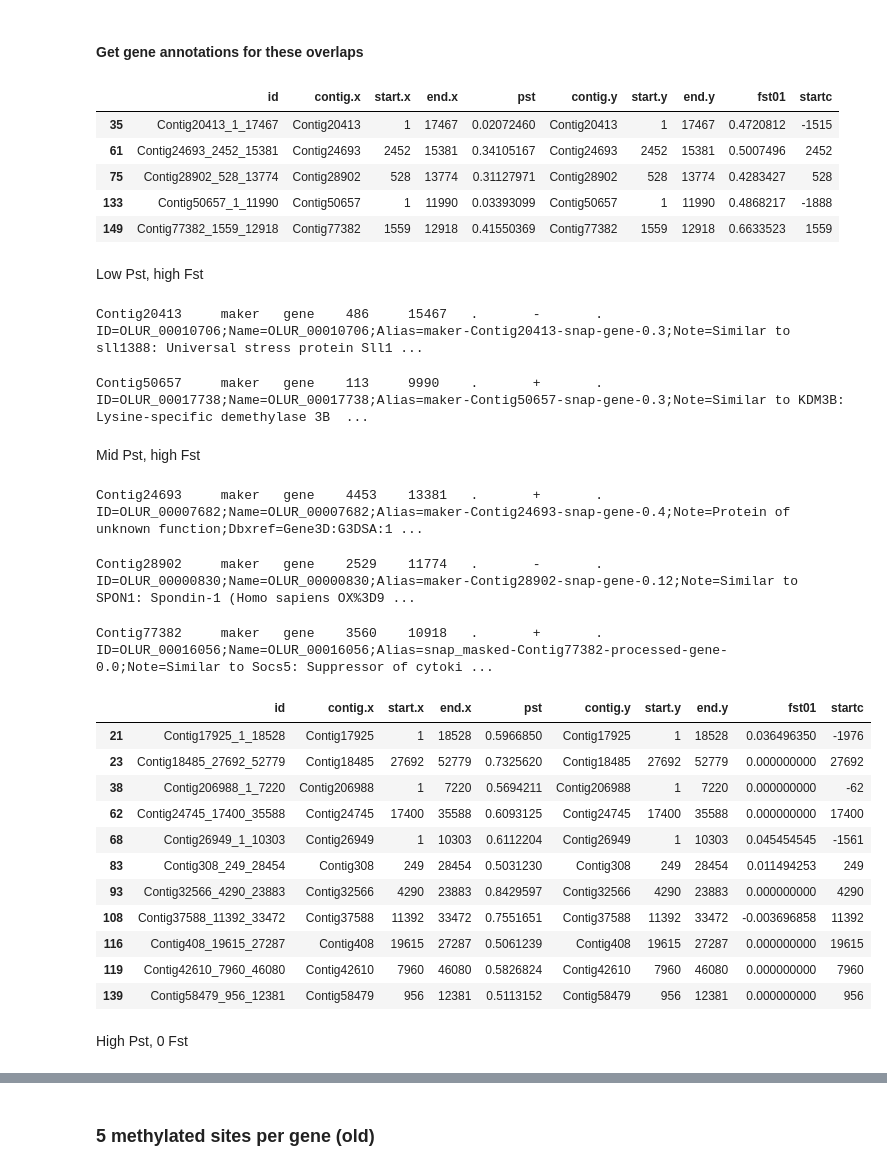
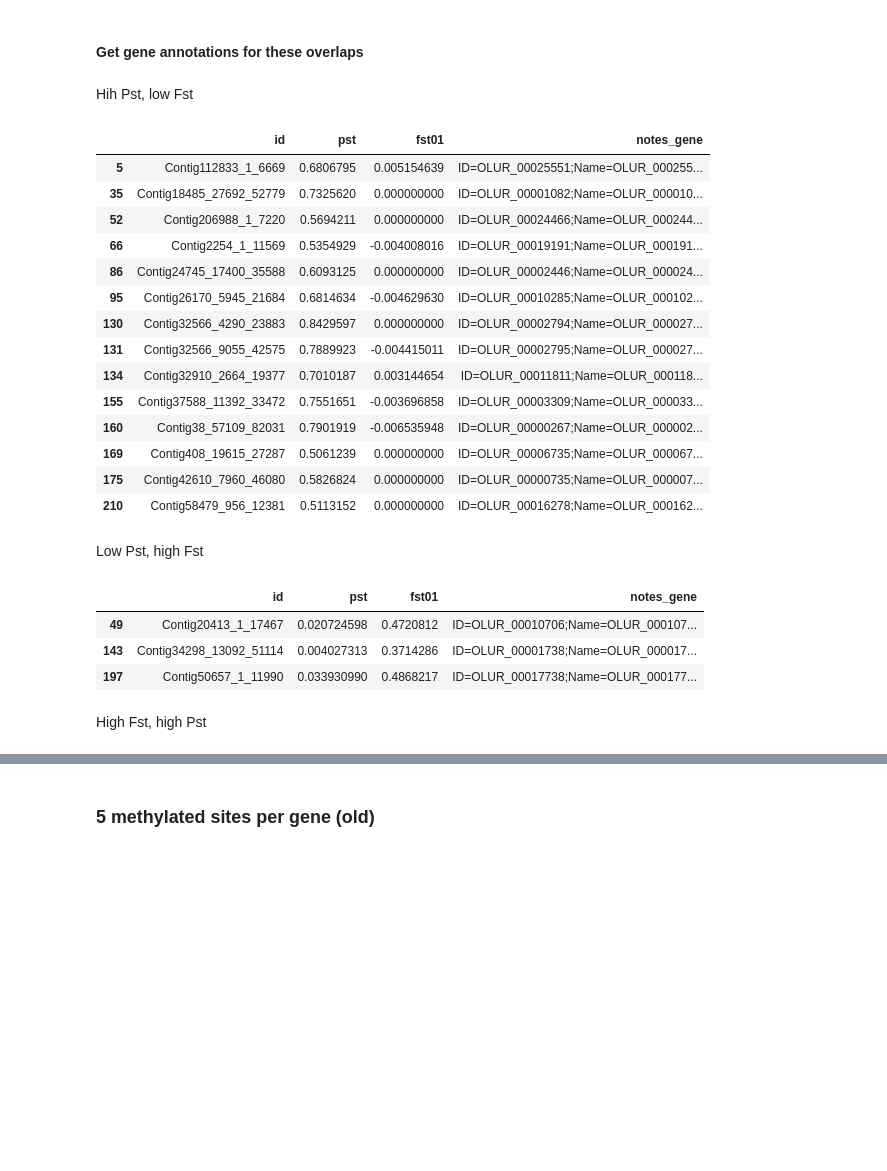
Before and after one commit to sr320/paper-oly-mbdbs-gen, a Jupyter notebook: code/MBD_samples_genetic_analysisHCSS.ipynb, the cells around one changed output, grey strips where cells are left out. Cells and saved outputs as stored; diff of their text form; code cells hidden in the pictures; blank space fills up the shorter version.

```diff
--- a/code/MBD_samples_genetic_analysisHCSS.ipynb
+++ b/code/MBD_samples_genetic_analysisHCSS.ipynb
@@ -270,0 +303,4 @@ head(fst)
+# %%
+genes <-
+  read_delim(file = "SFS/HCSS_sfsm70_PerGeneFst.csv", delim = "\t", col_names = TRUE)
+head(genes)
@@ -274,0 +328,3 @@ length(intersect(pst$id,fst$id))
+# %%
+both = merge(pst,genes, by ="id")
+head(both)
@@ -277,4 +340,0 @@ length(intersect(pst$id,fst$id))
-# %%
-both = merge(pst,fst, by ="id")
-#both <- both[,c("id","pst","fst01")]
-head(both)
@@ -368,50 +403,31 @@ intersectBed \
+# %% [markdown]
+Hih Pst, low Fst
 # %%
-both[which(both$fst01 >0.4),]
+both[which(both$fst01 <0.01 & both$pst >0.5),c(1,5,10,9)]
 # %% [output]
-|  | id | contig.x | start.x | end.x | pst | contig.y | start.y | end.y | fst01 | startc |
-| 35 | Contig20413_1_17467 | Contig20413 | 1 | 17467 | 0.02072460 | Contig20413 | 1 | 17467 | 0.4720812 | -1515 |
-| 61 | Contig24693_2452_15381 | Contig24693 | 2452 | 15381 | 0.34105167 | Contig24693 | 2452 | 15381 | 0.5007496 | 2452 |
-| 75 | Contig28902_528_13774 | Contig28902 | 528 | 13774 | 0.31127971 | Contig28902 | 528 | 13774 | 0.4283427 | 528 |
-| 133 | Contig50657_1_11990 | Contig50657 | 1 | 11990 | 0.03393099 | Contig50657 | 1 | 11990 | 0.4868217 | -1888 |
-| 149 | Contig77382_1559_12918 | Contig77382 | 1559 | 12918 | 0.41550369 | Contig77382 | 1559 | 12918 | 0.6633523 | 1559 |
+|  | id | pst | fst01 | notes_gene |
+| 5 | Contig112833_1_6669 | 0.6806795 | 0.005154639 | ID=OLUR_00025551;Name=OLUR_000255... |
+| 35 | Contig18485_27692_52779 | 0.7325620 | 0.000000000 | ID=OLUR_00001082;Name=OLUR_000010... |
+| 52 | Contig206988_1_7220 | 0.5694211 | 0.000000000 | ID=OLUR_00024466;Name=OLUR_000244... |
+| 66 | Contig2254_1_11569 | 0.5354929 | -0.004008016 | ID=OLUR_00019191;Name=OLUR_000191... |
+| 86 | Contig24745_17400_35588 | 0.6093125 | 0.000000000 | ID=OLUR_00002446;Name=OLUR_000024... |
+| 95 | Contig26170_5945_21684 | 0.6814634 | -0.004629630 | ID=OLUR_00010285;Name=OLUR_000102... |
+| 130 | Contig32566_4290_23883 | 0.8429597 | 0.000000000 | ID=OLUR_00002794;Name=OLUR_000027... |
+| 131 | Contig32566_9055_42575 | 0.7889923 | -0.004415011 | ID=OLUR_00002795;Name=OLUR_000027... |
+| 134 | Contig32910_2664_19377 | 0.7010187 | 0.003144654 | ID=OLUR_00011811;Name=OLUR_000118... |
+| 155 | Contig37588_11392_33472 | 0.7551651 | -0.003696858 | ID=OLUR_00003309;Name=OLUR_000033... |
+| 160 | Contig38_57109_82031 | 0.7901919 | -0.006535948 | ID=OLUR_00000267;Name=OLUR_000002... |
+| 169 | Contig408_19615_27287 | 0.5061239 | 0.000000000 | ID=OLUR_00006735;Name=OLUR_000067... |
+| 175 | Contig42610_7960_46080 | 0.5826824 | 0.000000000 | ID=OLUR_00000735;Name=OLUR_000007... |
+| 210 | Contig58479_956_12381 | 0.5113152 | 0.000000000 | ID=OLUR_00016278;Name=OLUR_000162... |
 # %% [markdown]
 Low Pst, high Fst
-# %%
-grep "Contig20413" Results/fstpst_2kbslop.genes
-# %% [output]
-Contig20413     maker   gene    486     15467   .       -       .       ID=OLUR_00010706;Name=OLUR_00010706;Alias=maker-Contig20413-snap-gene-0.3;Note=Similar to sll1388: Universal stress protein Sll1 ...
-# %%
-grep "Contig50657" Results/fstpst_2kbslop.genes
-# %% [output]
-Contig50657     maker   gene    113     9990    .       +       .       ID=OLUR_00017738;Name=OLUR_00017738;Alias=maker-Contig50657-snap-gene-0.3;Note=Similar to KDM3B: Lysine-specific demethylase 3B  ...
-# %% [markdown]
-Mid Pst, high Fst
-# %%
-grep "Contig24693" Results/fstpst_2kbslop.genes
-# %% [output]
-Contig24693     maker   gene    4453    13381   .       +       .       ID=OLUR_00007682;Name=OLUR_00007682;Alias=maker-Contig24693-snap-gene-0.4;Note=Protein of unknown function;Dbxref=Gene3D:G3DSA:1 ...
-# %%
-grep "Contig28902" Results/fstpst_2kbslop.genes
-# %% [output]
-Contig28902     maker   gene    2529    11774   .       -       .       ID=OLUR_00000830;Name=OLUR_00000830;Alias=maker-Contig28902-snap-gene-0.12;Note=Similar to SPON1: Spondin-1 (Homo sapiens OX%3D9 ...
-# %%
-grep "Contig77382" Results/fstpst_2kbslop.genes
-# %% [output]
-Contig77382     maker   gene    3560    10918   .       +       .       ID=OLUR_00016056;Name=OLUR_00016056;Alias=snap_masked-Contig77382-processed-gene-0.0;Note=Similar to Socs5: Suppressor of cytoki ...
 # %%
-both[which(both$fst01 <0.05 & both$pst > 0.5),]
+both[which(both$fst01 >0.3 & both$pst <0.1),c(1,5,10,9)]
 # %% [output]
-|  | id | contig.x | start.x | end.x | pst | contig.y | start.y | end.y | fst01 | startc |
-| 21 | Contig17925_1_18528 | Contig17925 | 1 | 18528 | 0.5966850 | Contig17925 | 1 | 18528 | 0.036496350 | -1976 |
-| 23 | Contig18485_27692_52779 | Contig18485 | 27692 | 52779 | 0.7325620 | Contig18485 | 27692 | 52779 | 0.000000000 | 27692 |
-| 38 | Contig206988_1_7220 | Contig206988 | 1 | 7220 | 0.5694211 | Contig206988 | 1 | 7220 | 0.000000000 | -62 |
-| 62 | Contig24745_17400_35588 | Contig24745 | 17400 | 35588 | 0.6093125 | Contig24745 | 17400 | 35588 | 0.000000000 | 17400 |
-| 68 | Contig26949_1_10303 | Contig26949 | 1 | 10303 | 0.6112204 | Contig26949 | 1 | 10303 | 0.045454545 | -1561 |
-| 83 | Contig308_249_28454 | Contig308 | 249 | 28454 | 0.5031230 | Contig308 | 249 | 28454 | 0.011494253 | 249 |
-| 93 | Contig32566_4290_23883 | Contig32566 | 4290 | 23883 | 0.8429597 | Contig32566 | 4290 | 23883 | 0.000000000 | 4290 |
-| 108 | Contig37588_11392_33472 | Contig37588 | 11392 | 33472 | 0.7551651 | Contig37588 | 11392 | 33472 | -0.003696858 | 11392 |
-| 116 | Contig408_19615_27287 | Contig408 | 19615 | 27287 | 0.5061239 | Contig408 | 19615 | 27287 | 0.000000000 | 19615 |
-| 119 | Contig42610_7960_46080 | Contig42610 | 7960 | 46080 | 0.5826824 | Contig42610 | 7960 | 46080 | 0.000000000 | 7960 |
-| 139 | Contig58479_956_12381 | Contig58479 | 956 | 12381 | 0.5113152 | Contig58479 | 956 | 12381 | 0.000000000 | 956 |
+|  | id | pst | fst01 | notes_gene |
+| 49 | Contig20413_1_17467 | 0.020724598 | 0.4720812 | ID=OLUR_00010706;Name=OLUR_000107... |
+| 143 | Contig34298_13092_51114 | 0.004027313 | 0.3714286 | ID=OLUR_00001738;Name=OLUR_000017... |
+| 197 | Contig50657_1_11990 | 0.033930990 | 0.4868217 | ID=OLUR_00017738;Name=OLUR_000177... |
 # %% [markdown]
-High Pst, 0 Fst
+High Fst, high Pst
```
Also changed, not shown: parts of 36 cells of this notebook.
